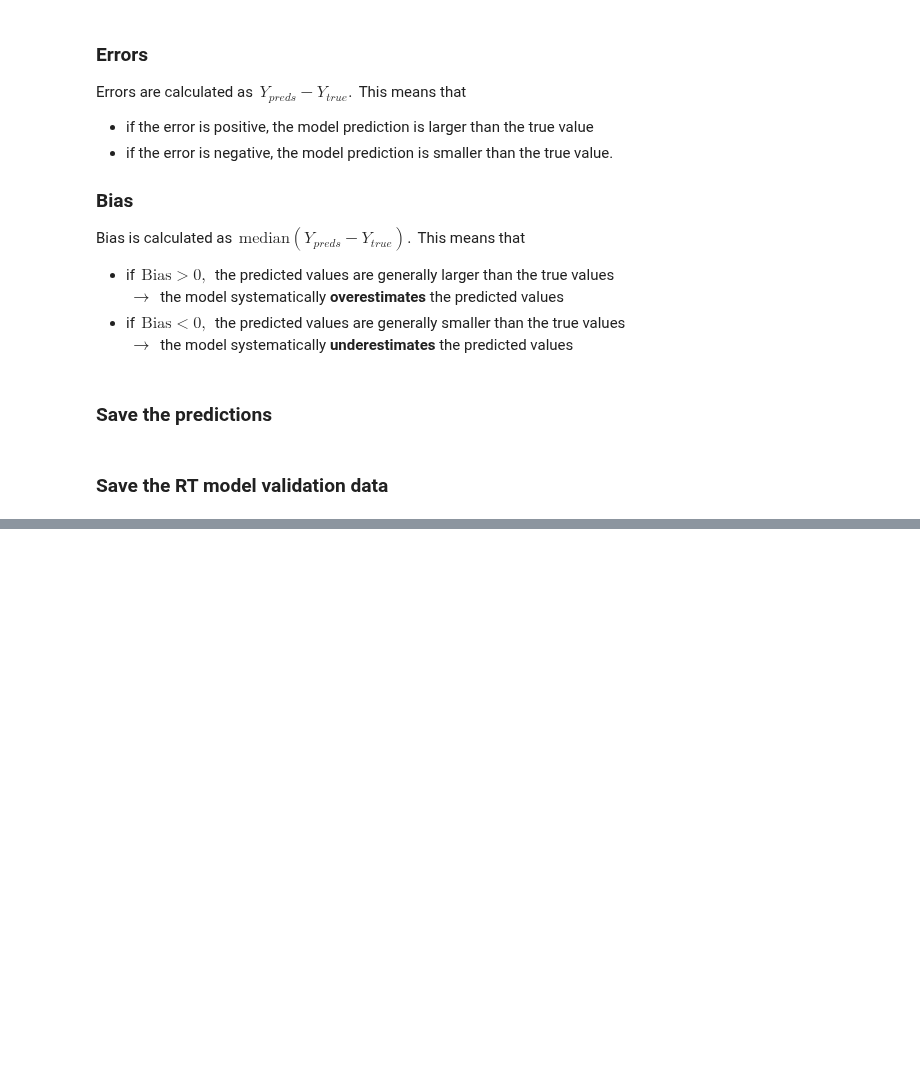
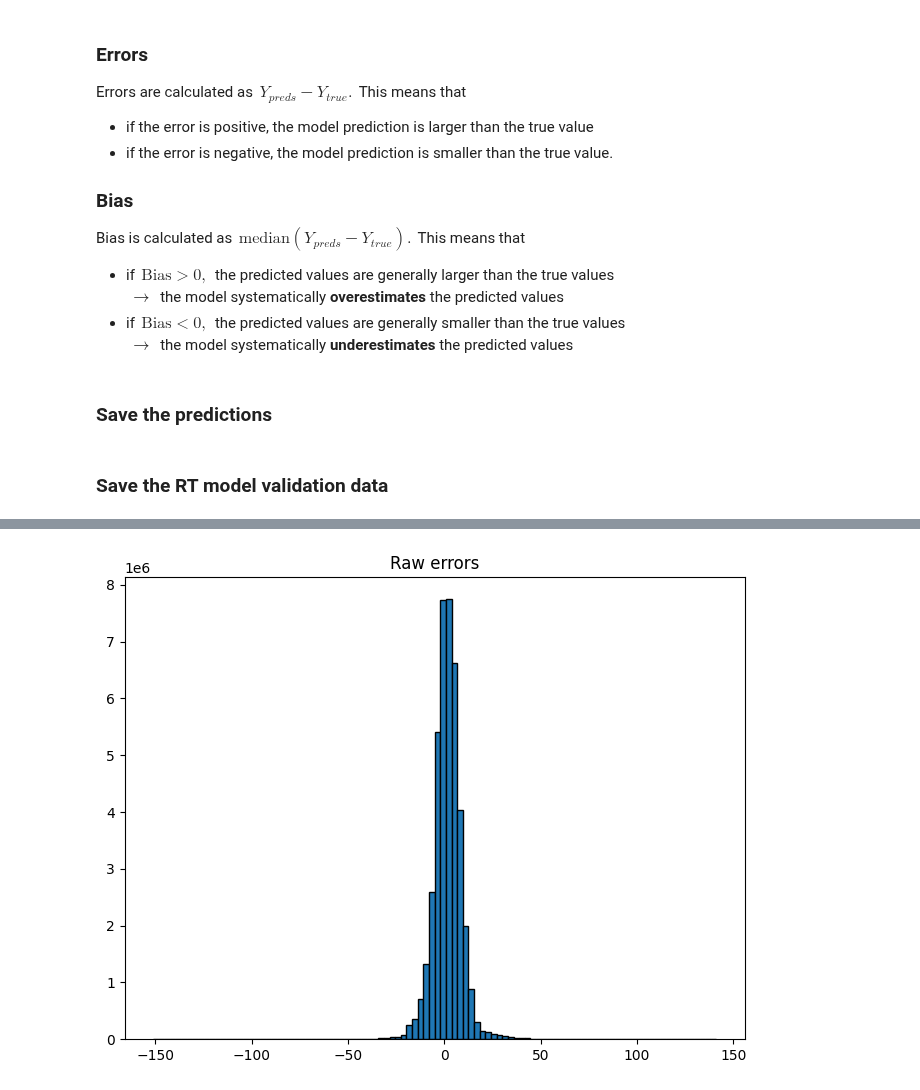
Before and after one commit to HerraKaava/RT_model_emulator, a Jupyter notebook: code-files/NN_model_edir.ipynb, the cells around one changed output, grey strips where cells are left out. Saved outputs shown, nothing was run; the diff lists cells and outputs as text; code cells hidden in the pictures; blank space fills up the shorter version.

```diff
--- a/code-files/NN_model_edir.ipynb
+++ b/code-files/NN_model_edir.ipynb
@@ -339,0 +326,4 @@ plot_data(y_true=Y_test_edir,
+# %%
+plot_errors_hist(test_preds, scaled_X_test, Y_test)
+# %% [output]
+[figure, added]
```
Also changed, not shown: parts of 22 cells of this notebook.
